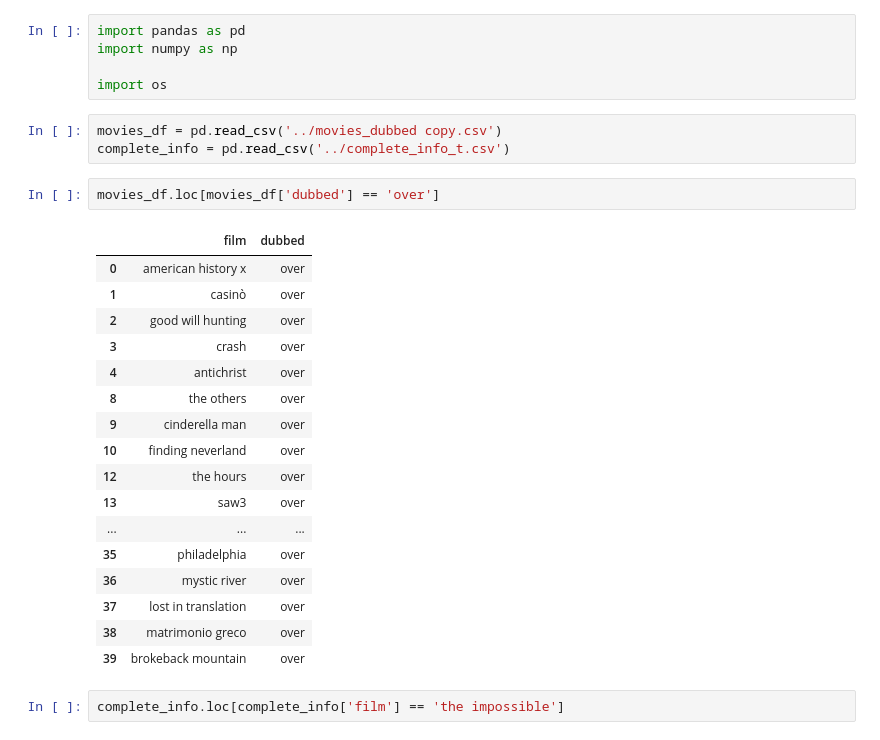
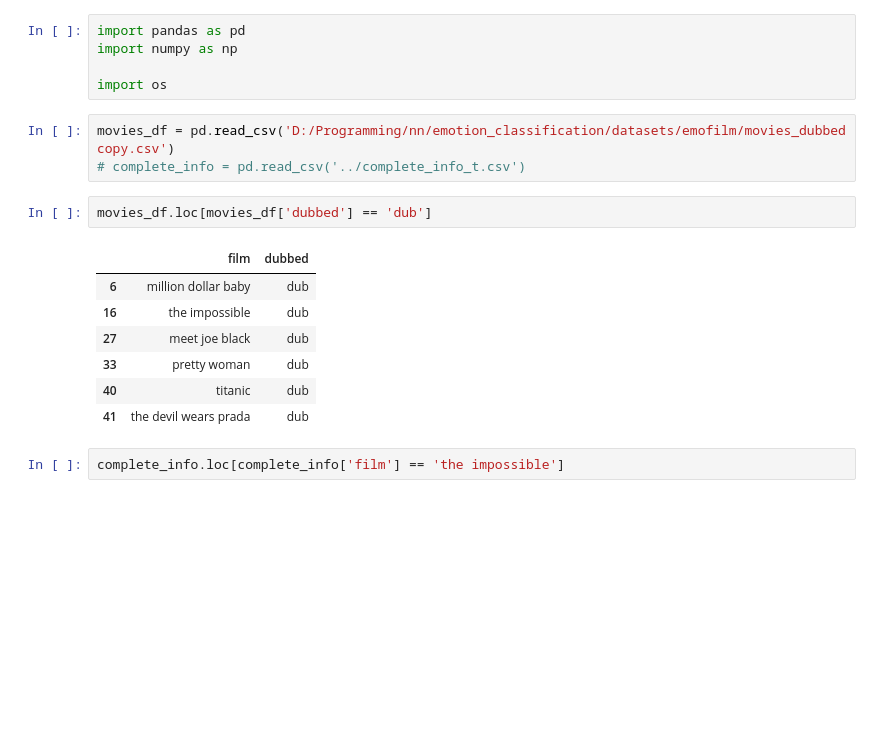
Before and after one commit to nosenko-mi/ser_diploma, a Jupyter notebook: scripts/show_dubbed.ipynb, the cells around one changed output. Drawn from its saved outputs; the diff is of its cells as text; blank space fills up the shorter version.

```diff
--- a/scripts/show_dubbed.ipynb
+++ b/scripts/show_dubbed.ipynb
@@ -4,28 +4,18 @@ import numpy as np
 
 import os
 # %%
-movies_df = pd.read_csv('../movies_dubbed copy.csv')
-complete_info = pd.read_csv('../complete_info_t.csv')
+movies_df = pd.read_csv('D:/Programming/nn/emotion_classification/datasets/emofilm/movies_dubbed copy.csv')
+# complete_info = pd.read_csv('../complete_info_t.csv')
 # %%
-movies_df.loc[movies_df['dubbed'] == 'over']
+movies_df.loc[movies_df['dubbed'] == 'dub']
 # %% [output]
 |  | film | dubbed |
-| 0 | american history x | over |
-| 1 | casinò | over |
-| 2 | good will hunting | over |
-| 3 | crash | over |
-| 4 | antichrist | over |
-| 8 | the others | over |
-| 9 | cinderella man | over |
-| 10 | finding neverland | over |
-| 12 | the hours | over |
-| 13 | saw3 | over |
-| ... | ... | ... |
-| 35 | philadelphia | over |
-| 36 | mystic river | over |
-| 37 | lost in translation | over |
-| 38 | matrimonio greco | over |
-| 39 | brokeback mountain | over |
+| 6 | million dollar baby | dub |
+| 16 | the impossible | dub |
+| 27 | meet joe black | dub |
+| 33 | pretty woman | dub |
+| 40 | titanic | dub |
+| 41 | the devil wears prada | dub |
 # %%
 complete_info.loc[complete_info['film'] == 'the impossible']
 # %% [output]
```
Also changed, not shown: 3 other files.
